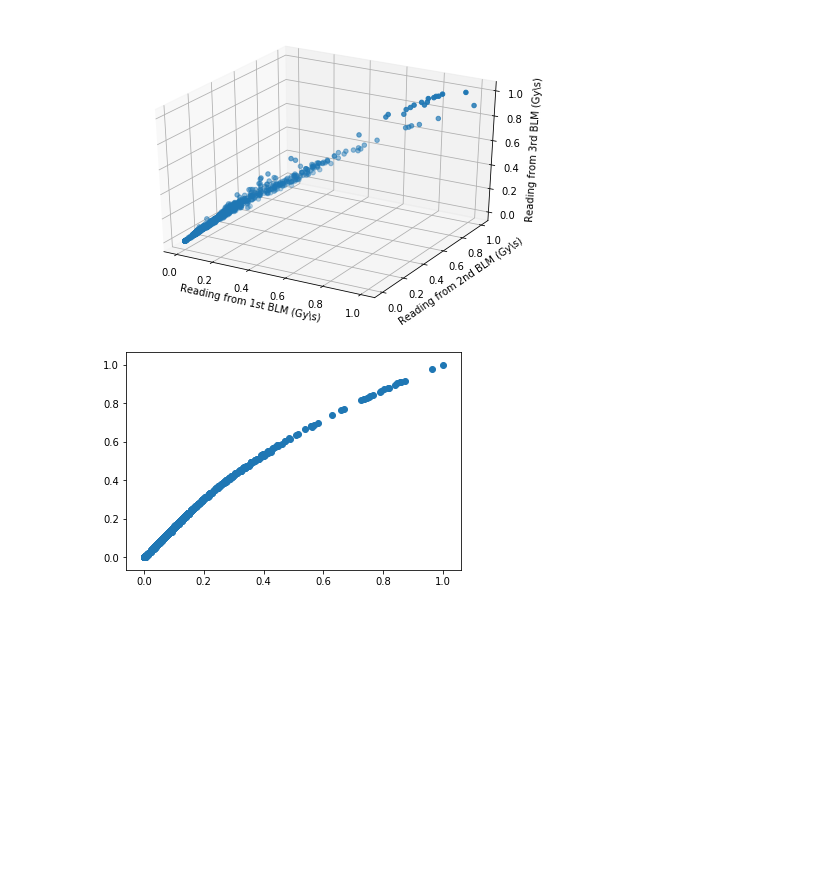
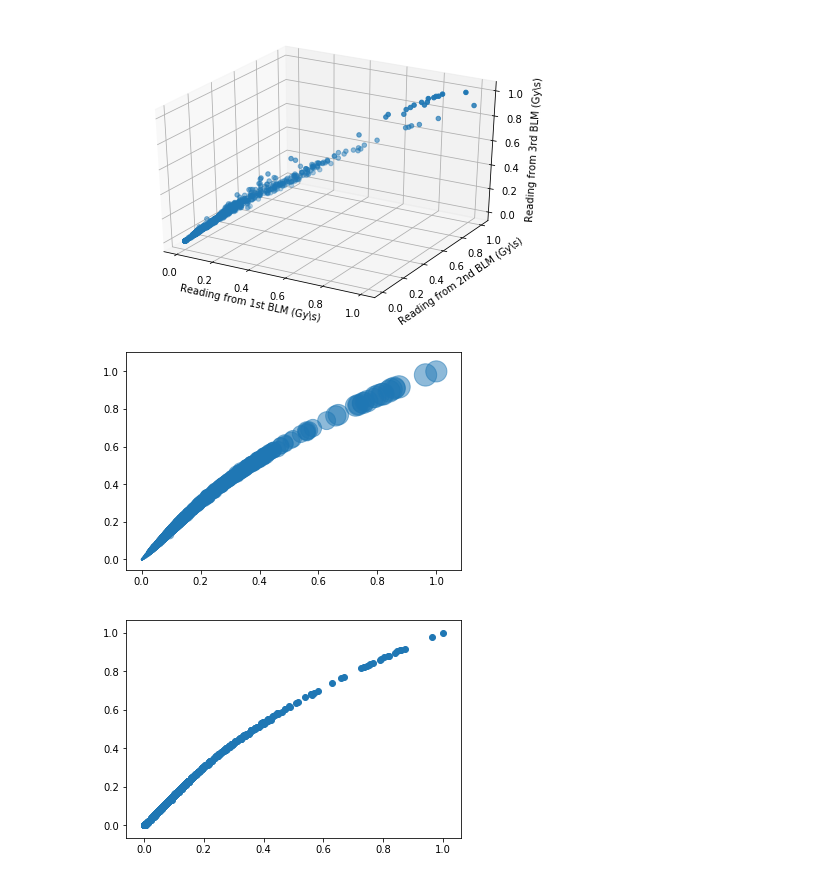
Before and after one commit to mfer0010/BscThesis, a Jupyter notebook: Jupyter Notebook Code/01_Analysis of BLM Data.ipynb, the cells around one changed output. Drawn from its saved outputs; the diff is of its cells as text; code cells hidden in the pictures; blank space fills up the shorter version.

```diff
--- a/Jupyter Notebook Code/01_Analysis of BLM Data.ipynb
+++ b/Jupyter Notebook Code/01_Analysis of BLM Data.ipynb
@@ -174,6 +176,12 @@ ax.set_zlabel('Reading from 3rd BLM (Gy\s)')
 plt.show()
 # %% [output]
 [figure]
+# %%
+plt.figure()
+plt.scatter(BLM2_readings['Reading 1'],BLM2_readings['Reading 2'],s=BLM2_readings['Reading 3']*500,alpha=0.5)
+plt.show()
+# %% [output]
+[figure, added]
 # %%
 fig = plt.figure()
 plt.scatter(BLM2_readings['Reading 1'],BLM2_readings['Reading 2'])
```
Also changed, not shown: parts of 1 cell of this notebook, 10 other files.
